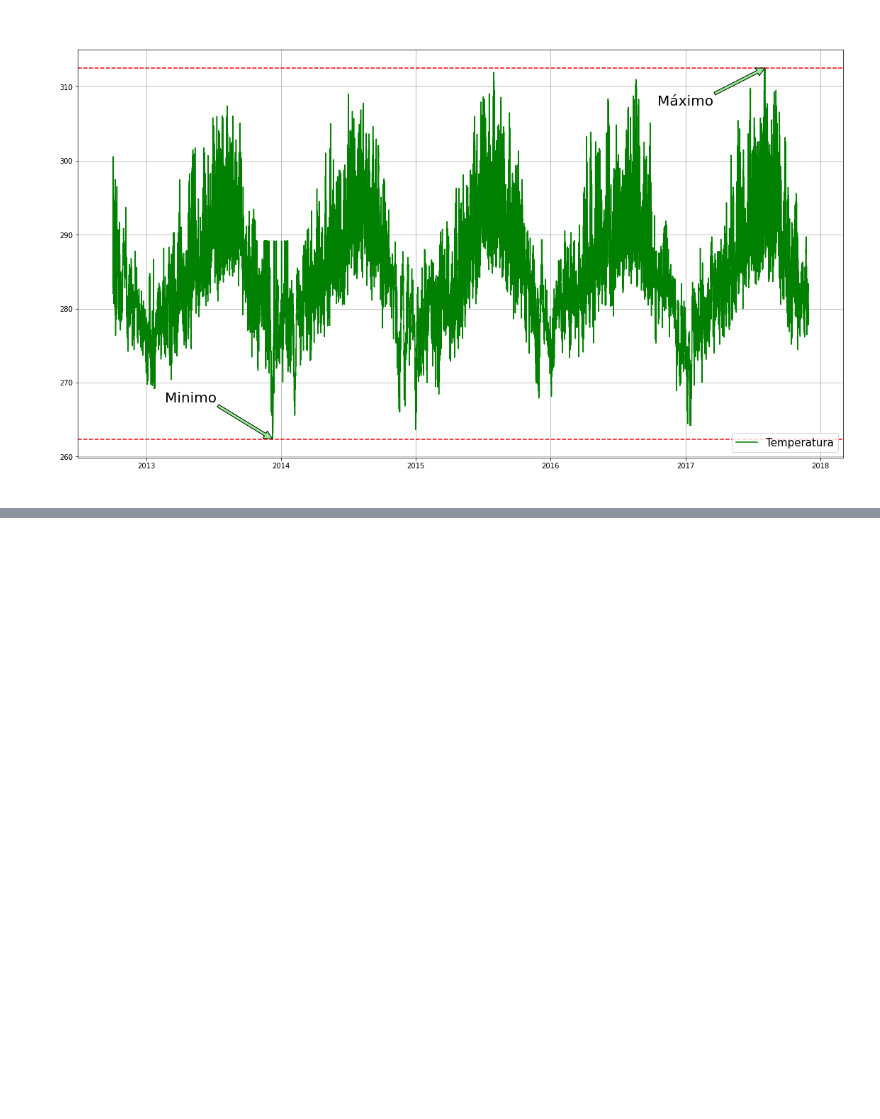
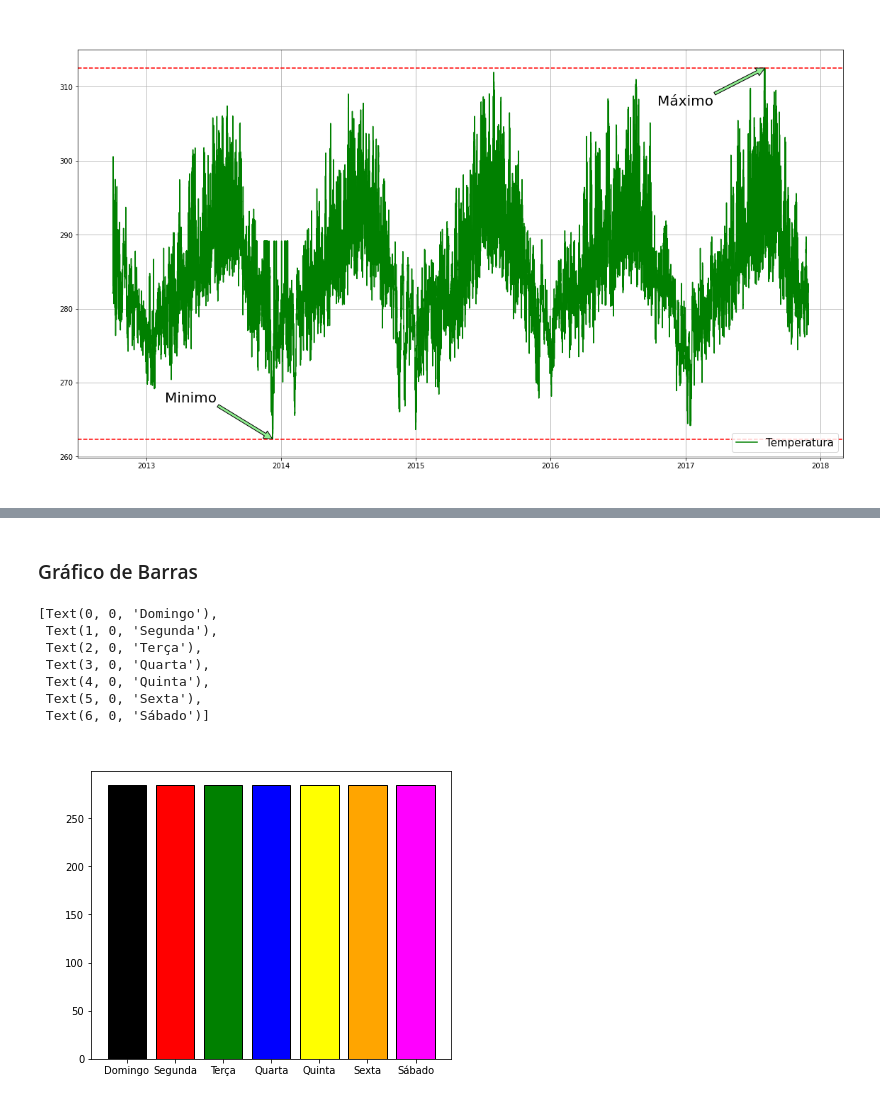
Before and after one commit to MM-coder-bit/Data_Visualization_MatPlotLib, a Jupyter notebook: 1 - Customização matplotlib.ipynb, the cells around one changed output, grey strips where cells are left out. Cells and saved outputs as stored; diff of their text form; code cells hidden in the pictures; blank space fills up the shorter version.

Commit message:
Usando gráfico de barras e de Pizza

```diff
--- a/1 - Customização matplotlib.ipynb
+++ b/1 - Customização matplotlib.ipynb
@@ -242,3 +242,9 @@ eixo.axhline(min(df['temperatura']), color = 'r', linestyle='--')
 # %% [output]
 <matplotlib.lines.Line2D at 0x...>
 [figure]
+# %%
+# Média da temperatura
+temperatura_por_dia_da_semana = df.groupby('dia_da_semana')['temperatura'].mean()
+nome_dias = ['Domingo', 'Segunda', 'Terça', 'Quarta', 'Quinta', 'Sexta', 'Sábado']
+temperatura_por_dia_da_semana = temperatura_por_dia_da_semana[nome_dias]
+temperatura_por_dia_da_semana
@@ -244,0 +261,25 @@ eixo.axhline(min(df['temperatura']), color = 'r', linestyle='--')
+# %% [markdown]
+### Gráfico de Barras
+# %%
+fig = plt.figure(figsize=(5,4))
+eixo = fig.add_axes([0,0,1,1])
+# Variando cores de cada bar graph
+indice = range(len(temperatura_por_dia_da_semana)) # eixo x do gráfico
+cores = ['black', 'r', 'g', 'b', 'yellow', 'orange', 'magenta']
+eixo.bar(indice, temperatura_por_dia_da_semana,color=cores,edgecolor='black')# (x,y,cores do grafico, cor da borda)
+# Nome dos eixos
+eixo.set_title('Temperatura por dia da semana', fontsize=15, pad=10, color='w')
+eixo.set_xlabel('Dia da semana', fontsize=15,color='w')
+eixo.set_ylabel('Temperatura média', fontsize=15,color='w')
+# Alterando o nome do eixo X
+eixo.set_xticks(indice)
+eixo.set_xticklabels(nome_dias)
+# %% [output]
+[Text(0, 0, 'Domingo'),
+ Text(1, 0, 'Segunda'),
+ Text(2, 0, 'Terça'),
+ Text(3, 0, 'Quarta'),
+ Text(4, 0, 'Quinta'),
+ Text(5, 0, 'Sexta'),
+ Text(6, 0, 'Sábado')]
+[figure, added]
```
Also changed, not shown: parts of 3 cells of this notebook.
